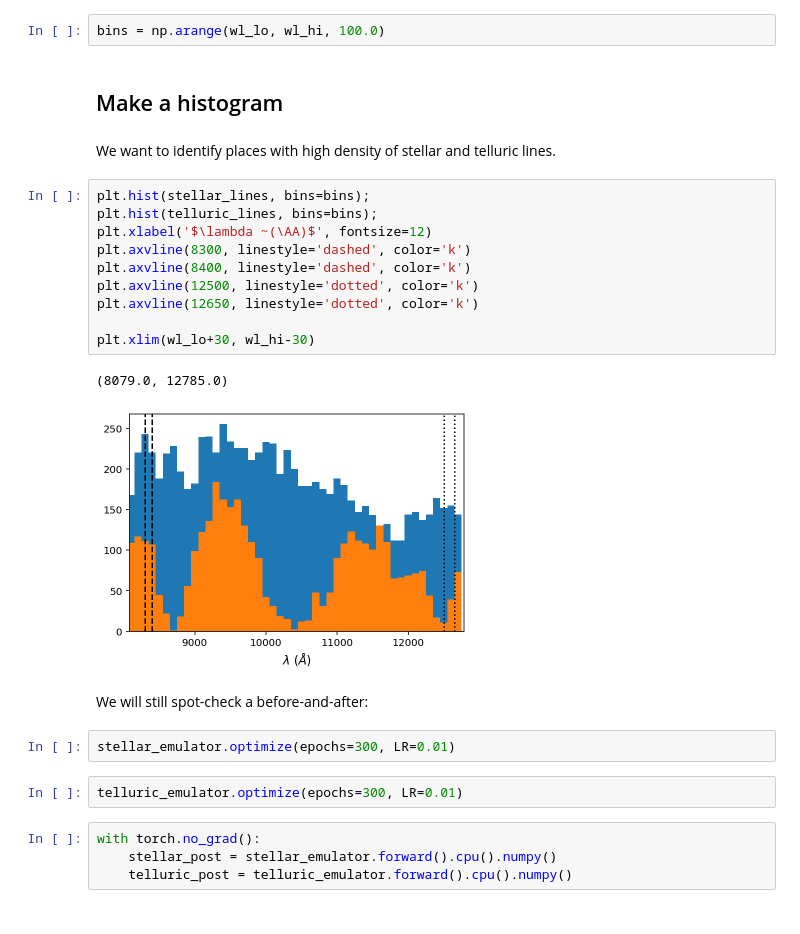
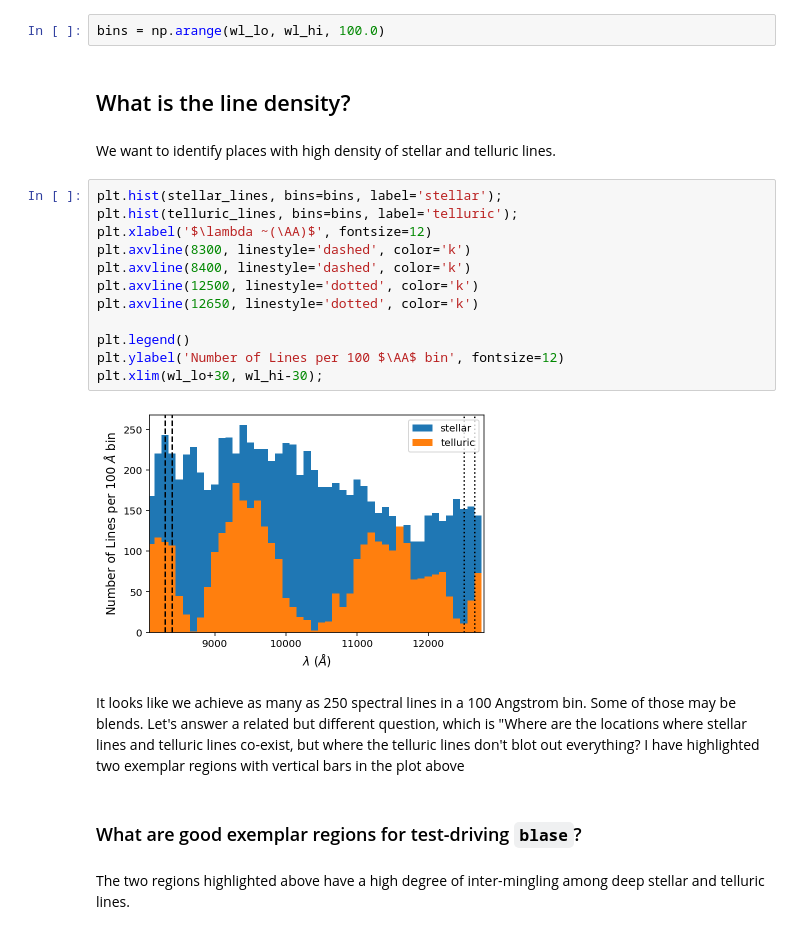
Before and after one commit to gully/blase, a Jupyter notebook: docs/FAQ/study01.ipynb, the cells around one changed output. Saved outputs shown, nothing was run; the diff lists cells and outputs as text.

Commit message:
Rewrite the line density notebook into more FAW style

```diff
--- a/docs/FAQ/study01.ipynb
+++ b/docs/FAQ/study01.ipynb
@@ -69,31 +69,28 @@ telluric_lines = telluric_emulator.lam_centers.detach().cpu().numpy()
 # %%
 bins = np.arange(wl_lo, wl_hi, 100.0)
 # %% [markdown]
-## Make a histogram
+## What is the line density?
 # %% [markdown]
 We want to identify places with high density of stellar and telluric lines.
 # %%
-plt.hist(stellar_lines, bins=bins);
-plt.hist(telluric_lines, bins=bins);
+plt.hist(stellar_lines, bins=bins, label='stellar');
+plt.hist(telluric_lines, bins=bins, label='telluric');
 plt.xlabel('$\lambda ~(\AA)$', fontsize=12)
 plt.axvline(8300, linestyle='dashed', color='k')
 plt.axvline(8400, linestyle='dashed', color='k')
 plt.axvline(12500, linestyle='dotted', color='k')
 plt.axvline(12650, linestyle='dotted', color='k')
 
-plt.xlim(wl_lo+30, wl_hi-30)
+plt.legend()
+plt.ylabel('Number of Lines per 100 $\AA$ bin', fontsize=12)
+plt.xlim(wl_lo+30, wl_hi-30);
 # %% [output]
-(8079.0, 12785.0)
-[figure, old version]
+[figure, new version]
-# %% [markdown]
-We will still spot-check a before-and-after:
-# %%
-stellar_emulator.optimize(epochs=300, LR=0.01)
-# %%
-telluric_emulator.optimize(epochs=300, LR=0.01)
-# %%
-with torch.no_grad():
-    stellar_post = stellar_emulator.forward().cpu().numpy()
-    telluric_post = telluric_emulator.forward().cpu().numpy()
+# %% [markdown]
+It looks like we achieve as many as 250 spectral lines in a 100 Angstrom bin.  Some of those may be blends.  Let's answer a related but different question, which is "Where are the locations where stellar lines and telluric lines co-exist, but where the telluric lines don't blot out everything?  I have highlighted two exemplar regions with vertical bars in the plot above
+# %% [markdown]
+### What are good exemplar regions for test-driving `blase`?
+# %% [markdown]
+The two regions highlighted above have a high degree of inter-mingling among deep stellar and telluric lines.
 # %%
 ax = stellar_spectrum.plot(ylo=0.0, yhi=1.15, label='Native PHOENIX model')
```
Also changed, not shown: parts of 4 cells of this notebook.
